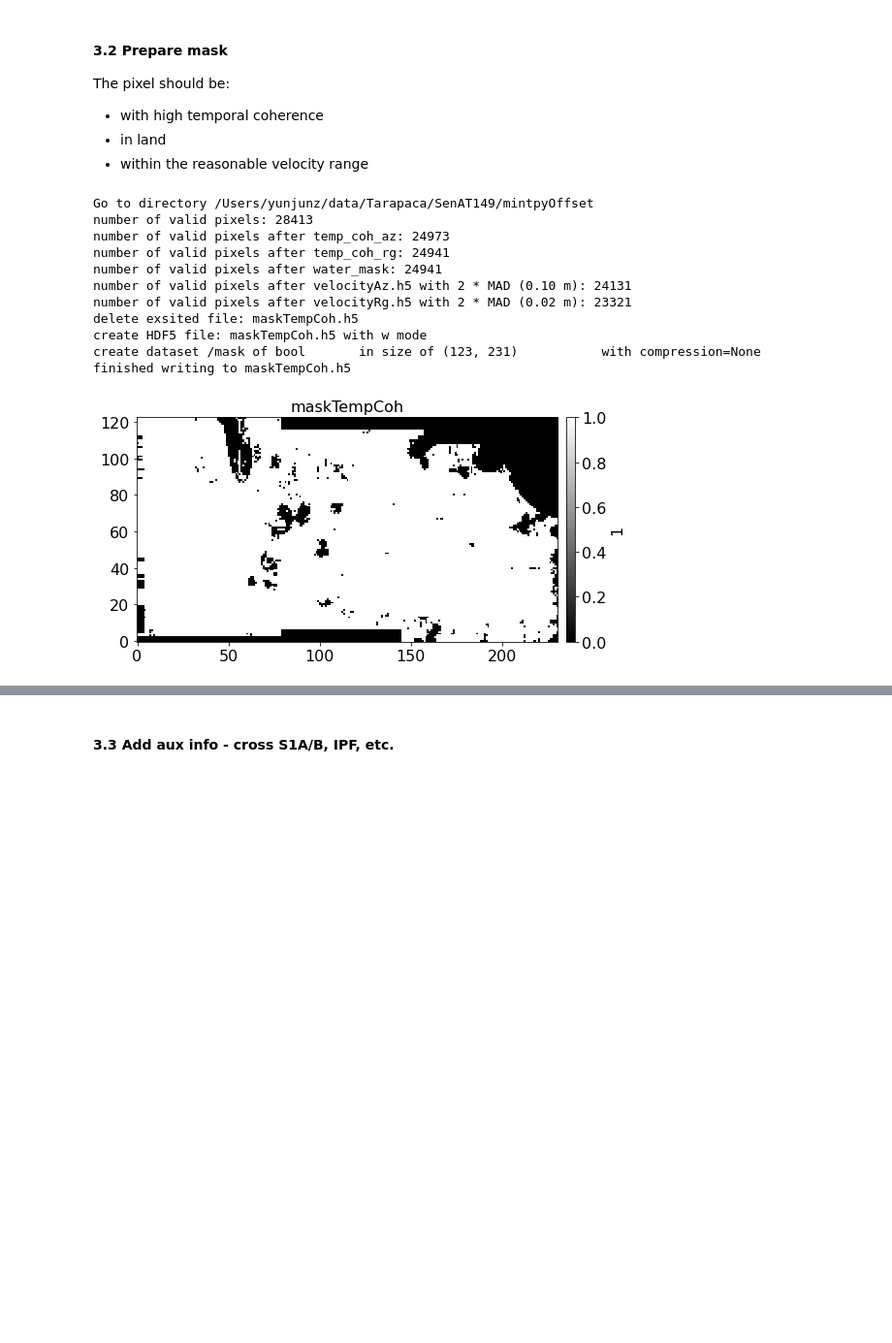
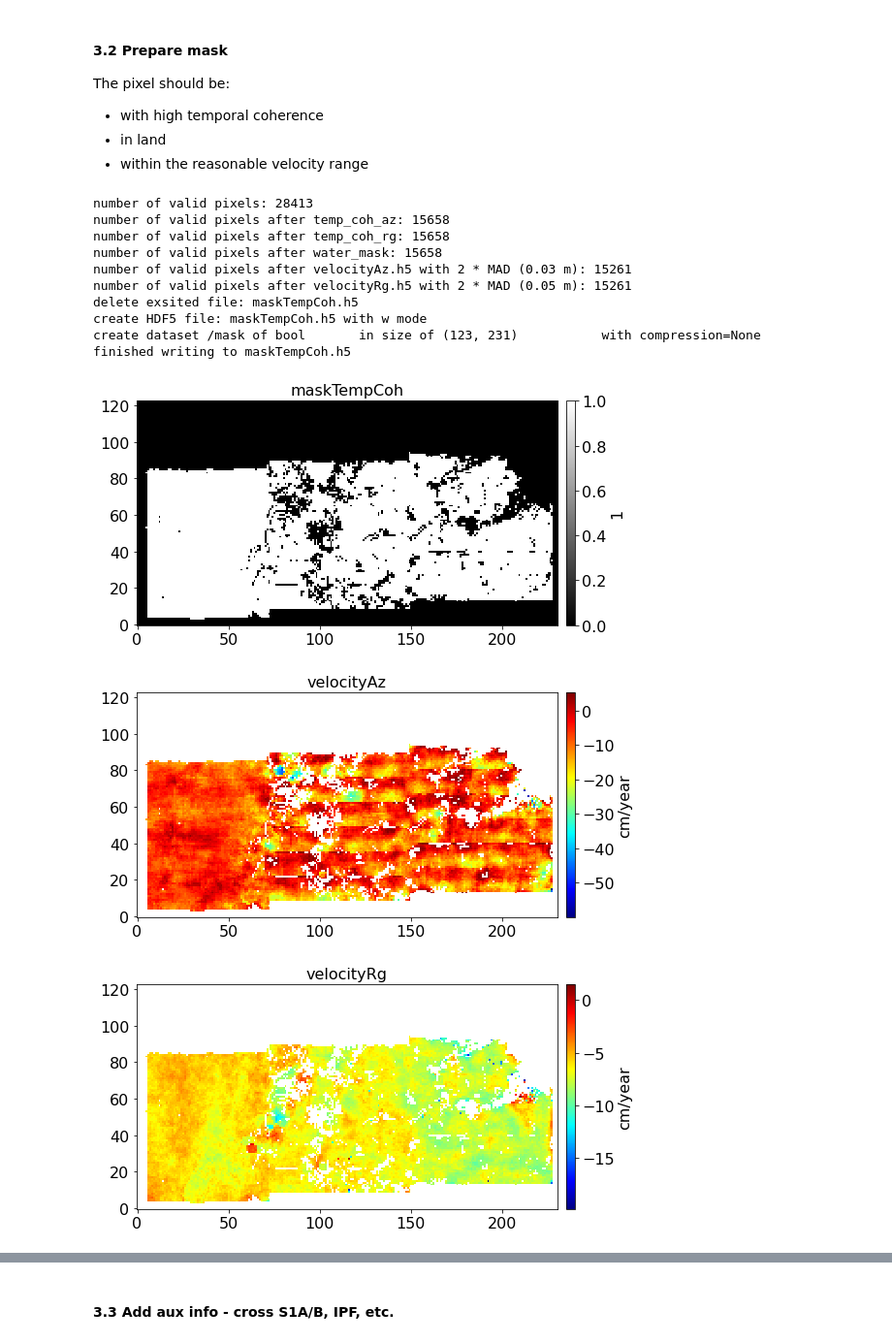
Before and after one commit to yunjunz/2022-Geolocation, a Jupyter notebook: offset_timeseries.ipynb, the cells around one changed output, grey strips where cells are left out. Shown at 97% size. Drawn from its saved outputs; the diff is of its cells as text; code cells hidden in the pictures; blank space fills up the shorter version.

Commit message:
sar offset v2 with 03 vs 10 pycuampcor comparison

```diff
--- a/offset_timeseries.ipynb
+++ b/offset_timeseries.ipynb
@@ -29,6 +29,7 @@ from matplotlib import pyplot as plt
 from mintpy.objects import timeseries
 from mintpy.utils import ptime, network as pnet, readfile, writefile, utils as ut, isce_utils
 from mintpy import view
+plt.rcParams.update({'font.size': 12})
 
 proj_name = 'SenAT149'  # SenAT149, SenDT156
 
@@ -246,9 +250,8 @@ The pixel should be:
 + within the reasonable velocity range
 # %%
 # Go to mintpy directory
-mintpy_dir = os.path.join(proj_dir, 'mintpyOffset')
-os.chdir(mintpy_dir)
-print('Go to directory', mintpy_dir)
+#os.chdir(os.path.join(proj_dir, 'mintpyOffset_202003'))   # cuDenseOffsets RUN @ Mar 2020
+os.chdir(os.path.join(proj_dir, 'mintpyOffset'))           # cuDenseOffsets RUN @ Oct 2020
 
 # use maskTempCoh.h5 as filename as it's used as the default mask file name in smallbaselineApp.py
 mask_file = 'maskTempCoh.h5'
@@ -267,40 +270,57 @@ print('number of valid pixels after temp_coh_rg: {}'.format(np.sum(mask)))
 ## 2. water mask
 water_mask = readfile.read('waterMask.h5')[0]
 mask *= water_mask
 print('number of valid pixels after water_mask: {}'.format(np.sum(mask)))
 
 ## 3. velocity
-vel_dev = 0.1 # m/year
+cutoff = 2   # threshold of outliers in number of MAD
 for fname in ['velocityAz.h5', 'velocityRg.h5']:
     vel = readfile.read(fname, datasetName='velocity')[0]
     vel_med = np.nanmedian(vel)
     vel_mad = stats.median_absolute_deviation(vel.flatten())
-    mask *= (vel - vel_med) < vel_mad * 2
-    print('number of valid pixels after {} with 2 * MAD ({:.2f} m): {}'.format(fname, vel_mad, np.sum(mask)))
+    mask *= (vel - vel_med) < vel_mad * cutoff
+    print('number of valid pixels after {} with {} * MAD ({:.2f} m): {}'.format(fname, cutoff, vel_mad, np.sum(mask)))
 
 ### for swath 1 only
 #xmax = 70
 #mask[:,xmax:] = 0
 
 ## write to file
 atr = readfile.read_attribute('temporalCoherenceAz.h5')
 atr['FILE_TYPE'] = 'mask'
 atr['DATA_TYPE'] = 'bool'
 atr['UNIT'] = '1'
 writefile.write(mask, out_file=mask_file, metadata=atr)
 
 # plot
 view.main('maskTempCoh.h5 -c gray --noverbose'.split())
+view.main('velocityAz.h5 velocity --noverbose'.split())
+view.main('velocityRg.h5 velocity --noverbose'.split())
+
+# plot the historgram to check anomalies.
+fig, axs = plt.subplots(nrows=1, ncols=3, figsize=[12, 3])
+for ax, fname in zip(axs, ['avgSpatialSnr.h5','velocityAz.h5', 'velocityRg.h5']):
+    d = readfile.read(fname)[0][water_mask]
+    if not fname.startswith('vel'):
+        ax.hist(d, bins=50)
+        ax.set_xlabel('SNR')
+    else:
+        ax.hist(d*100, bins=50, range=(-40, 20))
+        ax.set_xlabel('velocity [cm/year]')
+    ax.set_title(fname.split('.')[0])
+fig.tight_layout()
+plt.show()
 # %% [output]
-Go to directory /Users/yunjunz/data/Tarapaca/SenAT149/mintpyOffset
 number of valid pixels: 28413
-number of valid pixels after temp_coh_az: 24973
-number of valid pixels after temp_coh_rg: 24941
-number of valid pixels after water_mask: 24941
-number of valid pixels after velocityAz.h5 with 2 * MAD (0.10 m): 24131
-number of valid pixels after velocityRg.h5 with 2 * MAD (0.02 m): 23321
+number of valid pixels after temp_coh_az: 15658
+number of valid pixels after temp_coh_rg: 15658
+number of valid pixels after water_mask: 15658
+number of valid pixels after velocityAz.h5 with 2 * MAD (0.03 m): 15261
+number of valid pixels after velocityRg.h5 with 2 * MAD (0.05 m): 15261
 delete exsited file: maskTempCoh.h5
 create HDF5 file: maskTempCoh.h5 with w mode
 create dataset /mask of bool       in size of (123, 231)           with compression=None
 finished writing to maskTempCoh.h5
-[figure, old version]
+[figure, new version]
+[figure, added]
+[figure, added]
```
Also changed, not shown: parts of 5 cells of this notebook, 1 other file.
